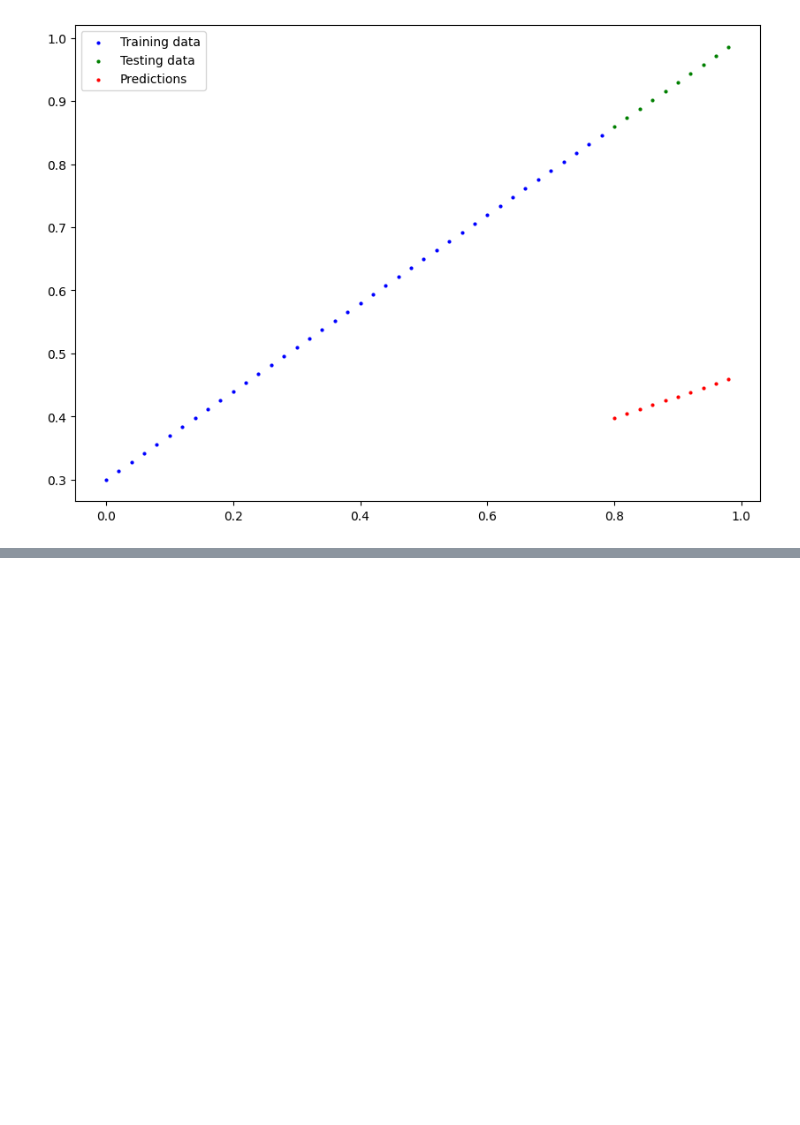
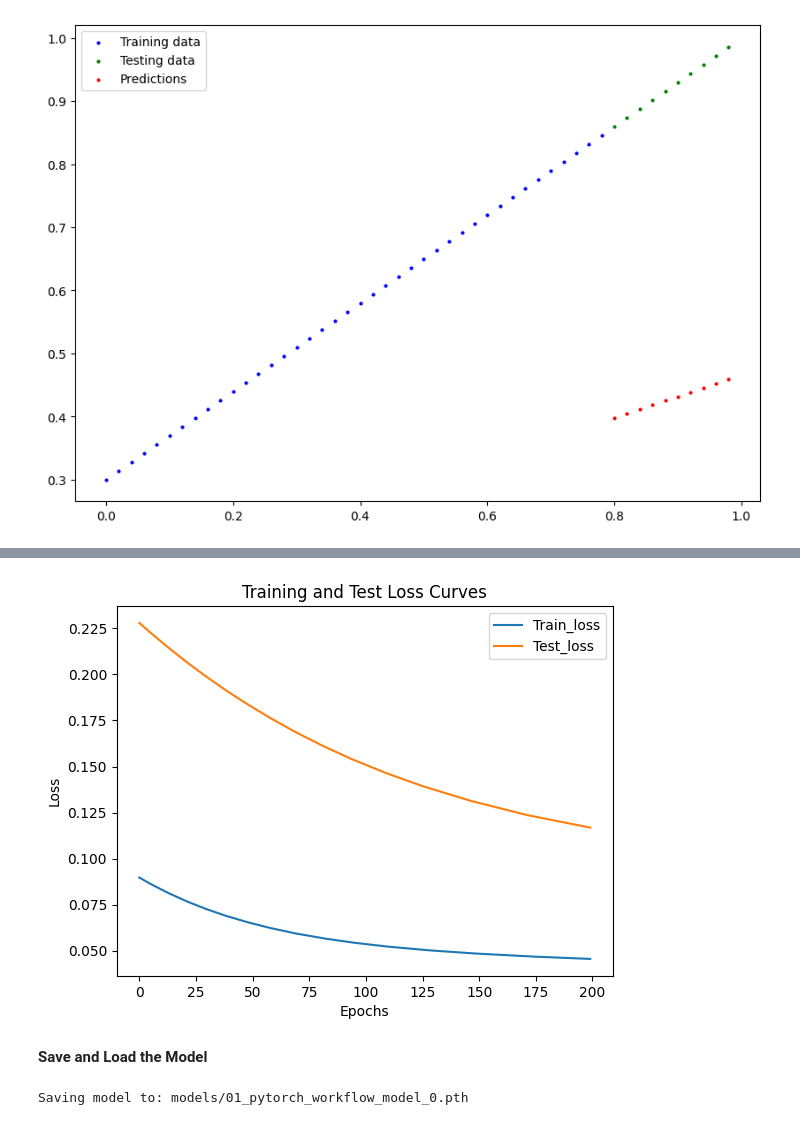
Before and after one commit to Fahim-Anin/PyTorch_Fundamentals, a Jupyter notebook: PyTorch_Workflow.ipynb, the cells around one changed output, grey strips where cells are left out. Cells and saved outputs as stored; diff of their text form; code cells hidden in the pictures; blank space fills up the shorter version.

```diff
--- a/PyTorch_Workflow.ipynb
+++ b/PyTorch_Workflow.ipynb
@@ -247,0 +311,29 @@ FileNotFoundError: ignored
+# %%
+#plot the curve
+plt.plot(epoch_count,np.array(torch.tensor(train_loss_value).numpy()), label="Train_loss")
+plt.plot(epoch_count, test_loss_value, label="Test_loss")
+plt.title("Training and Test Loss Curves")
+plt.ylabel("Loss")
+plt.xlabel("Epochs")
+plt.legend();
+# %% [output]
+[figure, added]
+# %% [markdown]
+**Save and Load the Model**
+# %%
+from pathlib import Path
+
+# 1. Create models directory
+MODEL_PATH = Path("models")
+MODEL_PATH.mkdir(parents=True, exist_ok=True)
+
+# 2. Create model save path
+MODEL_NAME = "01_pytorch_workflow_model_0.pth"
+MODEL_SAVE_PATH = MODEL_PATH / MODEL_NAME
+
+# 3. Save the model state dict
+print(f"Saving model to: {MODEL_SAVE_PATH}")
+torch.save(obj=model_0.state_dict(), # only saving the state_dict() only saves the models learned parameters
+           f=MODEL_SAVE_PATH)
+# %% [output]
+Saving model to: models/01_pytorch_workflow_model_0.pth
```
Also changed, not shown: parts of 19 cells of this notebook.
